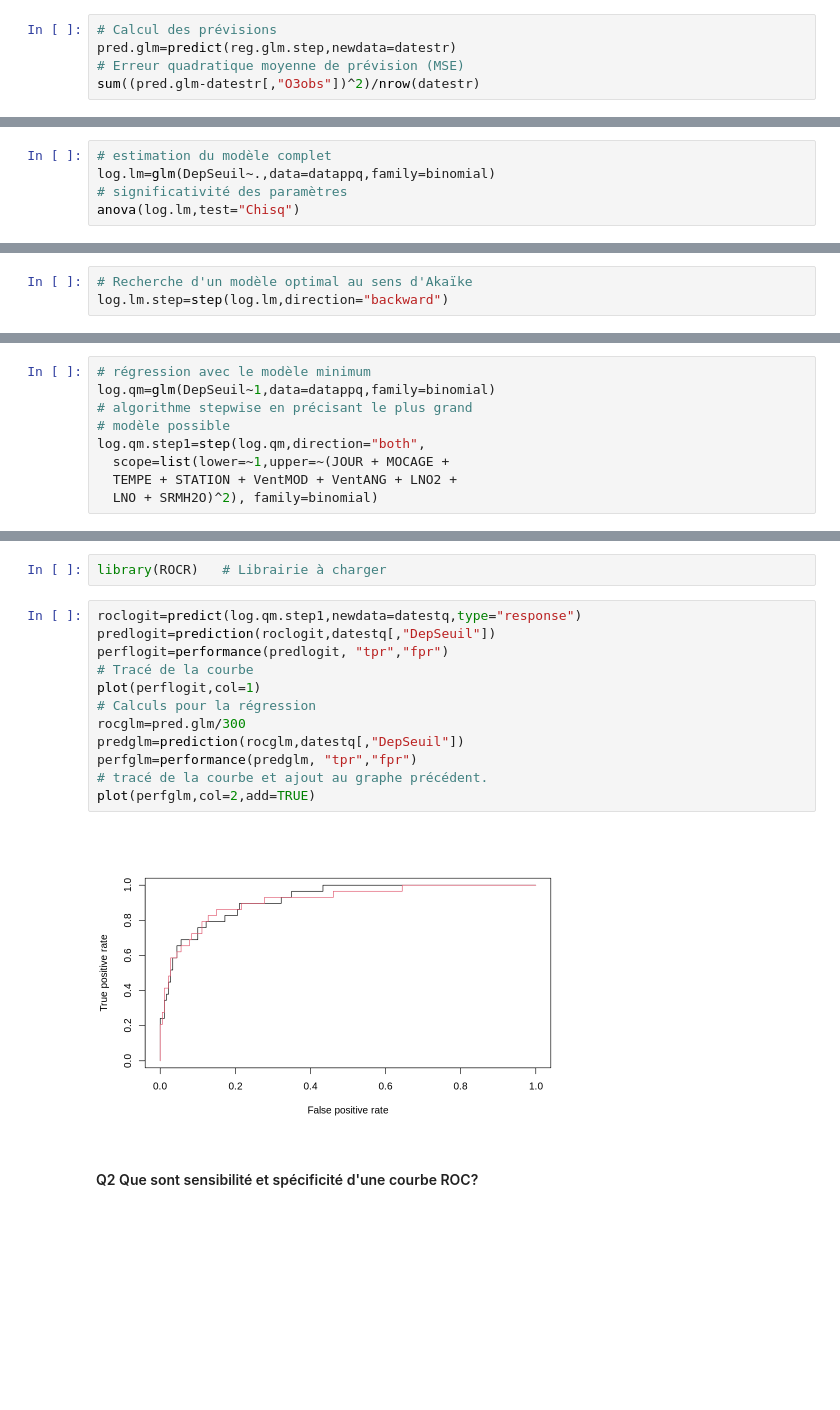
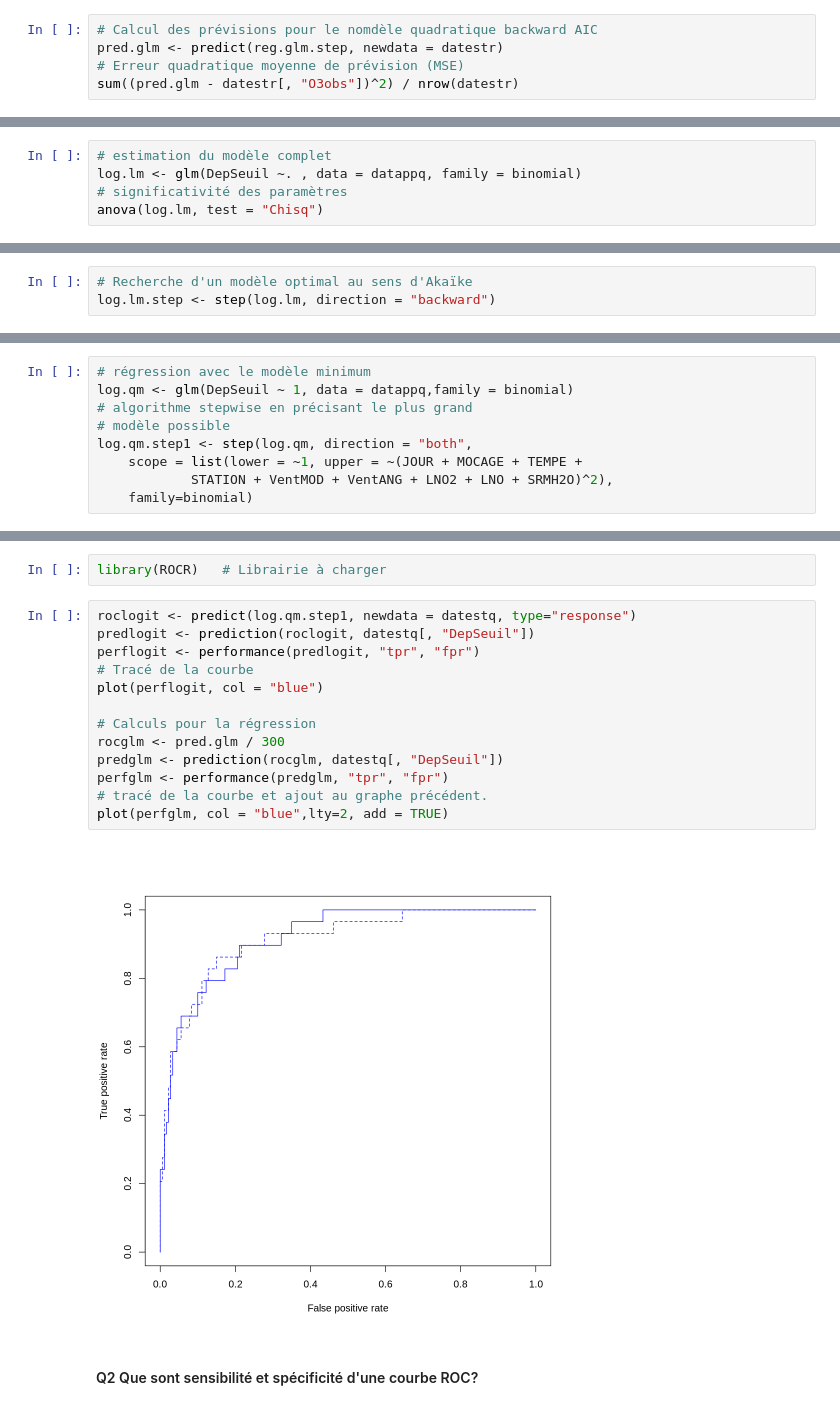
Before and after one commit to Madjid-Bzr/Apprentissage, a Jupyter notebook: TP_Prevision_Taux_Ozone.ipynb, the cells around one changed output, grey strips where cells are left out. Drawn from its saved outputs; the diff is of its cells as text; blank space fills up the shorter version.

```diff
--- a/TP_Prevision_Taux_Ozone.ipynb
+++ b/TP_Prevision_Taux_Ozone.ipynb
@@ -515,8 +711,8 @@ plot.res(fit.glm,res.glm,"")
 # %%
-# Calcul des prévisions
-pred.glm=predict(reg.glm.step,newdata=datestr)
+# Calcul des prévisions pour le nomdèle quadratique backward AIC
+pred.glm <- predict(reg.glm.step, newdata = datestr)
 # Erreur quadratique moyenne de prévision (MSE)
-sum((pred.glm-datestr[,"O3obs"])^2)/nrow(datestr)
+sum((pred.glm - datestr[, "O3obs"])^2) / nrow(datestr)
 # %% [output]
 [1] 694.6729
 # %%
@@ -546,9 +741,9 @@ table(datestr[,"MOCAGE"]>150,datestr[,"O3obs"]>150)
 ### 3.3.3. Régression logistique sans interaction
 # %%
 # estimation du modèle complet
-log.lm=glm(DepSeuil~.,data=datappq,family=binomial)
+log.lm <- glm(DepSeuil ~. , data = datappq, family = binomial)
 # significativité des paramètres
-anova(log.lm,test="Chisq")
+anova(log.lm, test = "Chisq")
 # %% [output]
 A anova: 10 × 5
 |  | Df | Deviance | Resid. Df | Resid. Dev | Pr(>Chi) |
@@ -565,7 +760,7 @@ A anova: 10 × 5
 | LNO | 1 | 3.20679768 | 819 | 441.4013 | 7.333288e-02 |
 # %%
 # Recherche d'un modèle optimal au sens d'Akaïke
-log.lm.step=step(log.lm,direction="backward")
+log.lm.step <- step(log.lm, direction = "backward")
 # %% [output]
 Start:  AIC=467.4
 DepSeuil ~ JOUR + MOCAGE + TEMPE + STATION + VentMOD + VentANG +
@@ -611,13 +805,13 @@ table(log.lm.step$fitted.values>0.5,
 ### 3.3.3. Régression logistique avec interaction
 # %%
 # régression avec le modèle minimum
-log.qm=glm(DepSeuil~1,data=datappq,family=binomial)
+log.qm <- glm(DepSeuil ~ 1, data = datappq,family = binomial)
 # algorithme stepwise en précisant le plus grand
 # modèle possible
-log.qm.step1=step(log.qm,direction="both",
-  scope=list(lower=~1,upper=~(JOUR + MOCAGE +
-  TEMPE + STATION + VentMOD + VentANG + LNO2 +
-  LNO + SRMH2O)^2), family=binomial)
+log.qm.step1 <- step(log.qm, direction = "both",
+    scope = list(lower = ~1, upper = ~(JOUR + MOCAGE + TEMPE +
+            STATION + VentMOD + VentANG + LNO2 + LNO + SRMH2O)^2),
+    family=binomial)
 # %% [output]
 Start:  AIC=784.09
 DepSeuil ~ 1
@@ -746,19 +936,20 @@ Installing package into ‘/usr/local/lib/R/site-library’
 # %%
 library(ROCR)   # Librairie à charger
 # %%
-roclogit=predict(log.qm.step1,newdata=datestq,type="response")
-predlogit=prediction(roclogit,datestq[,"DepSeuil"])
-perflogit=performance(predlogit, "tpr","fpr")
+roclogit <- predict(log.qm.step1, newdata = datestq, type="response")
+predlogit <- prediction(roclogit, datestq[, "DepSeuil"])
+perflogit <- performance(predlogit, "tpr", "fpr")
 # Tracé de la courbe
-plot(perflogit,col=1)
+plot(perflogit, col = "blue")
+
 # Calculs pour la régression
-rocglm=pred.glm/300
-predglm=prediction(rocglm,datestq[,"DepSeuil"])
-perfglm=performance(predglm, "tpr","fpr")
+rocglm <- pred.glm / 300
+predglm <- prediction(rocglm, datestq[, "DepSeuil"])
+perfglm <- performance(predglm, "tpr", "fpr")
 # tracé de la courbe et ajout au graphe précédent.
-plot(perfglm,col=2,add=TRUE)
+plot(perfglm, col = "blue",lty=2, add = TRUE)
 # %% [output]
-[figure, old version]
+[figure, new version]
 # %% [markdown]
 #### Q2 Que sont sensibilité et spécificité d'une courbe ROC?
 # %% [markdown]
```
Also changed, not shown: parts of 51 cells of this notebook.
